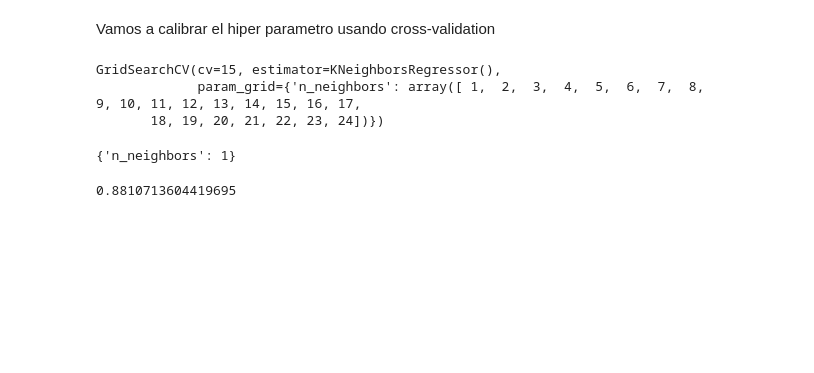
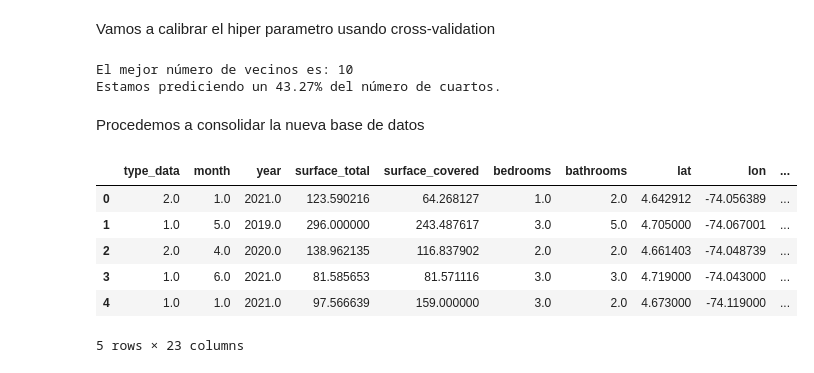
Before and after one commit to jbermudezc01/Problem_set2_BDML, a Jupyter notebook: scripts/k_vecinos.ipynb, the cells around one changed output. Cells and saved outputs as stored; diff of their text form; code cells hidden in the pictures; blank space fills up the shorter version.

```diff
--- a/scripts/k_vecinos.ipynb
+++ b/scripts/k_vecinos.ipynb
@@ -28,3 +69,4 @@ imputacion = KNNImputer(n_neighbors = 1, weights = 'distance')
 # %%
 #Lo implementamos
-casas_knn = imputacion.fit_transform(casas)
+x_train_imputed = imputacion.fit_transform(x_train)
+x_test_imputed = imputacion.transform(x_test)
@@ -61,32 +73,55 @@ msno.bar(casas_knn)
 # %% [markdown]
 Vamos a calibrar el hiper parametro usando cross-validation
 # %%
-x = casas_knn.drop(columns = ['price'])
-y = casas_knn['price']
-
 # Creamos un nuevo modelo
 knn2 = KNeighborsRegressor()
 
 # Creamos un rango de valores para probar
-param_grid = {'n_neighbors': np.arange(1, 25)}
+param_grid = {'n_neighbors': np.arange(1, 30)}
 
 # Implementamos y luego hacemos fit
-# Estamos haciendo un cross-validation de 5 grupos
-knn_casas_grid = GridSearchCV(knn2, param_grid, cv = 15)
-knn_casas_grid.fit(x, y)
+# Estamos haciendo un cross-validation de 200 grupos
+knn_casas_grid = GridSearchCV(knn2, param_grid, cv = 200)
+knn_casas_grid.fit(x_train_imputed, y_train)
+
+#Hiperparametro
+n_vecinos = knn_casas_grid.best_params_['n_neighbors']
+#Acuracy
+accuracy = knn_casas_grid.best_score_ * 100
+
+#Interpretamos
+print(f"El mejor número de vecinos es: {n_vecinos}")
+print(f"Estamos prediciendo un {accuracy:.2f}% del número de cuartos.")
 # %% [output]
-GridSearchCV(cv=15, estimator=KNeighborsRegressor(),
-             param_grid={'n_neighbors': array([ 1,  2,  3,  4,  5,  6,  7,  8,  9, 10, 11, 12, 13, 14, 15, 16, 17,
-       18, 19, 20, 21, 22, 23, 24])})
+El mejor número de vecinos es: 10
+Estamos prediciendo un 43.27% del número de cuartos.
-# %%
-#miramos el mejor parametro
-knn_casas_grid.best_params_
-#Encontramos que en este caso, usar 1 vecino es el mejor hiperparametro
-# %% [output]
-{'n_neighbors': 1}
-# %%
-knn_casas_grid.best_score_
-#Estamos prediciendo un 88.11% de los precios
-#Isto lo logramos imputando valors con k-vecinos
-# %% [output]
-0.8810713604419695
+# %%
+imputacion = KNNImputer(n_neighbors = n_vecinos, weights = 'distance')
+
+x_train_imputed = imputacion.fit_transform(x_train)
+x_test_imputed = imputacion.transform(x_test)
+# %% [markdown]
+Procedemos a consolidar la nueva base de datos
+# %%
+# Escalar los datos de vuelta a su forma original
+x_train_original = scaler.inverse_transform(x_train_imputed)
+x_test_original = scaler.inverse_transform(x_test_imputed)
+# %%
+#Convertimos los arrays predichos en dataframes
+x_train_original_df = pd.DataFrame(x_train_original)
+
+#Nombramos columnas
+column_names = list(casas_knn.columns)
+# Eliminamos rooms porque lo habiamos eliminado
+column_names.pop(5)
+x_train_original_df.columns = column_names
+
+x_train_original_df.head()
+# %% [output]
+|  | type_data | month | year | surface_total | surface_covered | bedrooms | bathrooms | lat | lon | ... |
+| 0 | 2.0 | 1.0 | 2021.0 | 123.590216 | 64.268127 | 1.0 | 2.0 | 4.642912 | -74.056389 | ... |
+| 1 | 1.0 | 5.0 | 2019.0 | 296.000000 | 243.487617 | 3.0 | 5.0 | 4.705000 | -74.067001 | ... |
+| 2 | 2.0 | 4.0 | 2020.0 | 138.962135 | 116.837902 | 2.0 | 2.0 | 4.661403 | -74.048739 | ... |
+| 3 | 1.0 | 6.0 | 2021.0 | 81.585653 | 81.571116 | 3.0 | 3.0 | 4.719000 | -74.043000 | ... |
+| 4 | 1.0 | 1.0 | 2021.0 | 97.566639 | 159.000000 | 3.0 | 2.0 | 4.673000 | -74.119000 | ... |
+5 rows × 23 columns
```
Also changed, not shown: parts of 17 cells of this notebook.
